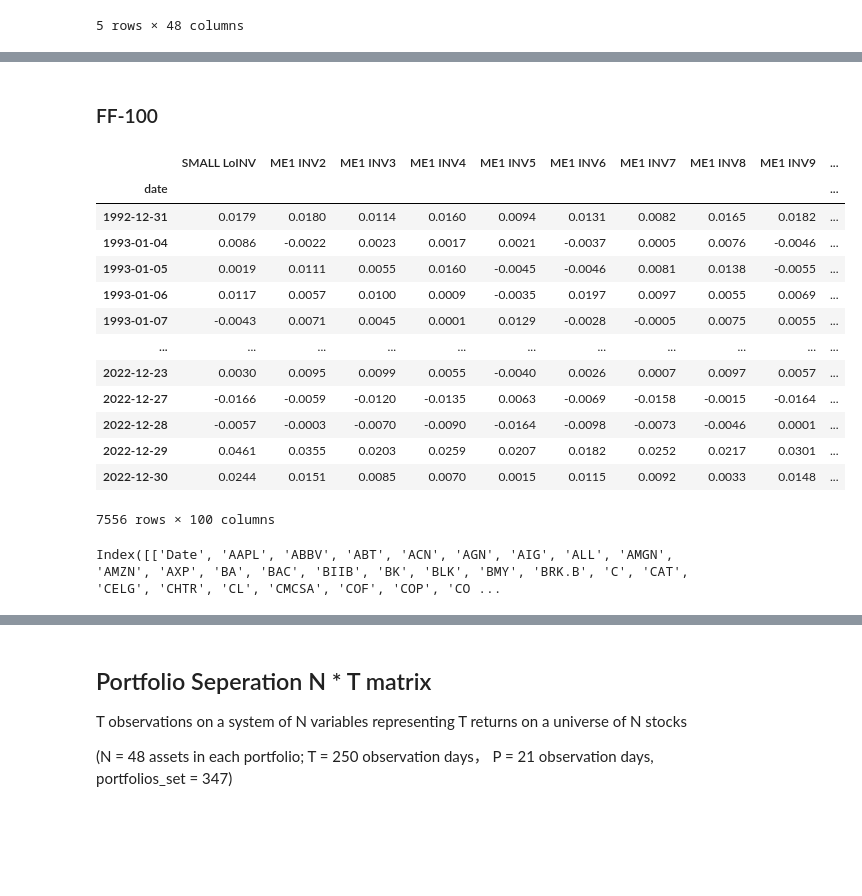
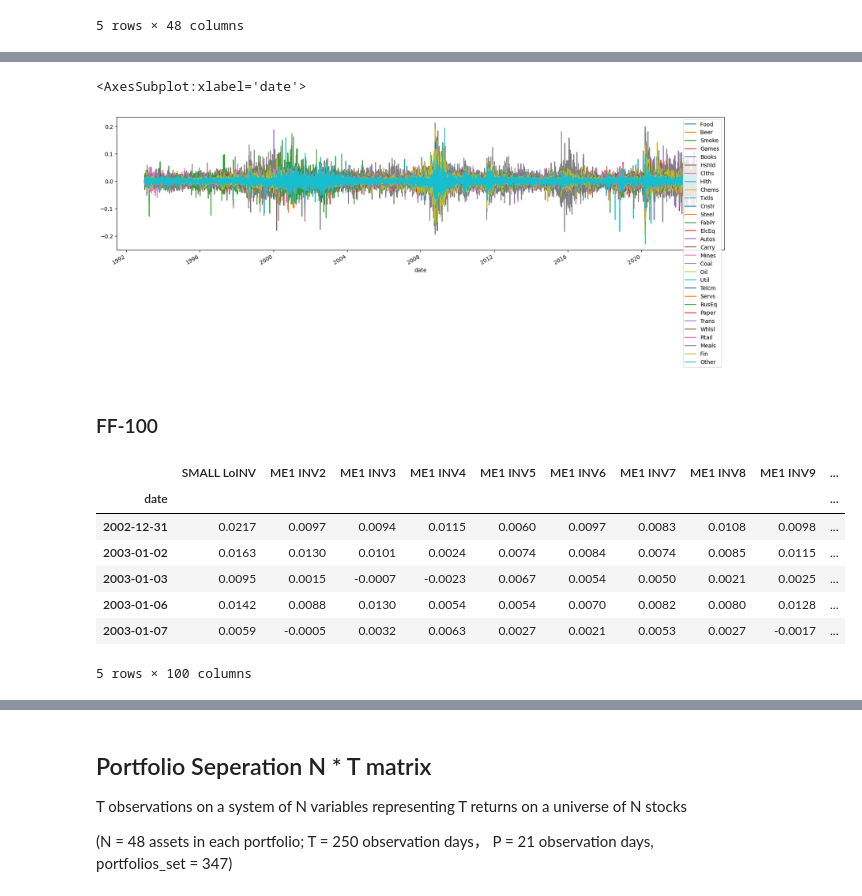
Before and after one commit to Blair-Lu-c/MADS, a Jupyter notebook: Optimizing Markowitz.ipynb, the cells around one changed output, grey strips where cells are left out. Drawn from its saved outputs; the diff is of its cells as text; code cells hidden in the pictures; blank space fills up the shorter version.

```diff
--- a/Optimizing Markowitz.ipynb
+++ b/Optimizing Markowitz.ipynb
@@ -41,29 +65,24 @@ df.head()
+# %%
+ff30.plot(figsize=(20,5))
+# %% [output]
+<AxesSubplot:xlabel='date'>
+[figure, added]
 # %% [markdown]
 ### FF-100
 # %%
 ff100 = pd.read_csv('Test_data/100_Portfolios_ME_INV_10x10_daily.csv')
 ff100.rename(columns={"Unnamed: 0": "date"}, inplace=True)
 ff100['date'] = pd.to_datetime(ff100['date'].astype(str), errors='coerce')
-ff100 = ff100.loc[(ff100['date'] >= '1992-12-31') & (ff100['date'] <= '2022-12-31')]
+ff100 = ff100.loc[(ff100['date'] >= '2002-12-31') & (ff100['date'] <= '2022-12-31')]
 ff100 = ff100.set_index('date')
 ff100 = ff100.astype(float)/100
-ff100
+ff100.head()
 # %% [output]
 |  | SMALL LoINV | ME1 INV2 | ME1 INV3 | ME1 INV4 | ME1 INV5 | ME1 INV6 | ME1 INV7 | ME1 INV8 | ME1 INV9 | ... |
 | date |  |  |  |  |  |  |  |  |  | ... |
-| 1992-12-31 | 0.0179 | 0.0180 | 0.0114 | 0.0160 | 0.0094 | 0.0131 | 0.0082 | 0.0165 | 0.0182 | ... |
-| 1993-01-04 | 0.0086 | -0.0022 | 0.0023 | 0.0017 | 0.0021 | -0.0037 | 0.0005 | 0.0076 | -0.0046 | ... |
-| 1993-01-05 | 0.0019 | 0.0111 | 0.0055 | 0.0160 | -0.0045 | -0.0046 | 0.0081 | 0.0138 | -0.0055 | ... |
-| 1993-01-06 | 0.0117 | 0.0057 | 0.0100 | 0.0009 | -0.0035 | 0.0197 | 0.0097 | 0.0055 | 0.0069 | ... |
-| 1993-01-07 | -0.0043 | 0.0071 | 0.0045 | 0.0001 | 0.0129 | -0.0028 | -0.0005 | 0.0075 | 0.0055 | ... |
-| ... | ... | ... | ... | ... | ... | ... | ... | ... | ... | ... |
-| 2022-12-23 | 0.0030 | 0.0095 | 0.0099 | 0.0055 | -0.0040 | 0.0026 | 0.0007 | 0.0097 | 0.0057 | ... |
-| 2022-12-27 | -0.0166 | -0.0059 | -0.0120 | -0.0135 | 0.0063 | -0.0069 | -0.0158 | -0.0015 | -0.0164 | ... |
-| 2022-12-28 | -0.0057 | -0.0003 | -0.0070 | -0.0090 | -0.0164 | -0.0098 | -0.0073 | -0.0046 | 0.0001 | ... |
-| 2022-12-29 | 0.0461 | 0.0355 | 0.0203 | 0.0259 | 0.0207 | 0.0182 | 0.0252 | 0.0217 | 0.0301 | ... |
-| 2022-12-30 | 0.0244 | 0.0151 | 0.0085 | 0.0070 | 0.0015 | 0.0115 | 0.0092 | 0.0033 | 0.0148 | ... |
+| 2002-12-31 | 0.0217 | 0.0097 | 0.0094 | 0.0115 | 0.0060 | 0.0097 | 0.0083 | 0.0108 | 0.0098 | ... |
+| 2003-01-02 | 0.0163 | 0.0130 | 0.0101 | 0.0024 | 0.0074 | 0.0084 | 0.0074 | 0.0085 | 0.0115 | ... |
+| 2003-01-03 | 0.0095 | 0.0015 | -0.0007 | -0.0023 | 0.0067 | 0.0054 | 0.0050 | 0.0021 | 0.0025 | ... |
+| 2003-01-06 | 0.0142 | 0.0088 | 0.0130 | 0.0054 | 0.0054 | 0.0070 | 0.0082 | 0.0080 | 0.0128 | ... |
+| 2003-01-07 | 0.0059 | -0.0005 | 0.0032 | 0.0063 | 0.0027 | 0.0021 | 0.0053 | 0.0027 | -0.0017 | ... |
-7556 rows × 100 columns
+5 rows × 100 columns
-# %%
-sp500.columns.str.split(';')
-# %% [output]
-Index([['Date', 'AAPL', 'ABBV', 'ABT', 'ACN', 'AGN', 'AIG', 'ALL', 'AMGN', 'AMZN', 'AXP', 'BA', 'BAC', 'BIIB', 'BK', 'BLK', 'BMY', 'BRK.B', 'C', 'CAT', 'CELG', 'CHTR', 'CL', 'CMCSA', 'COF', 'COP', 'CO ...
```
Also changed, not shown: parts of 39 cells of this notebook.
